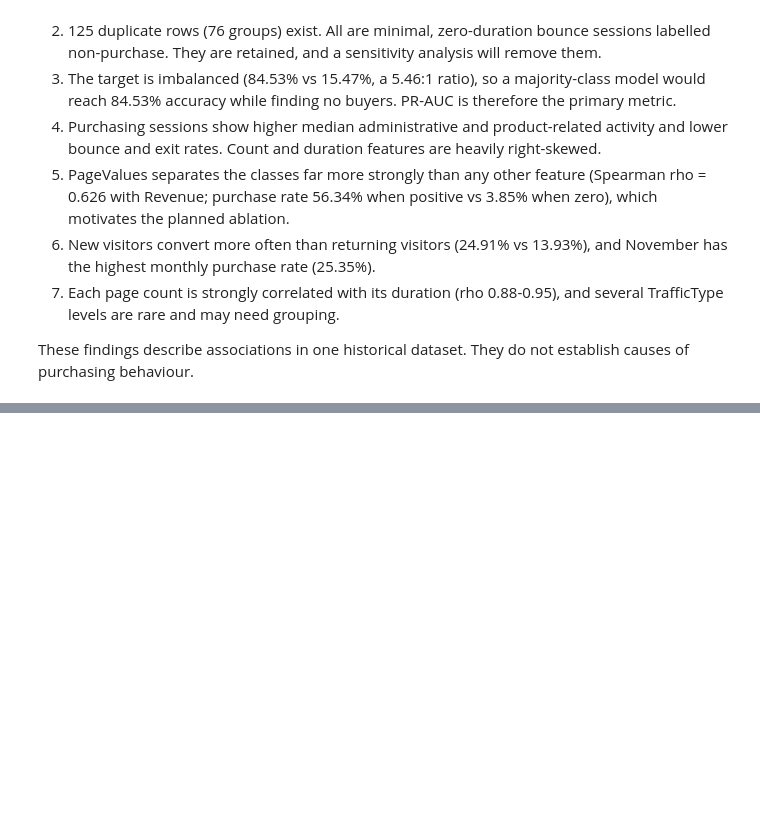
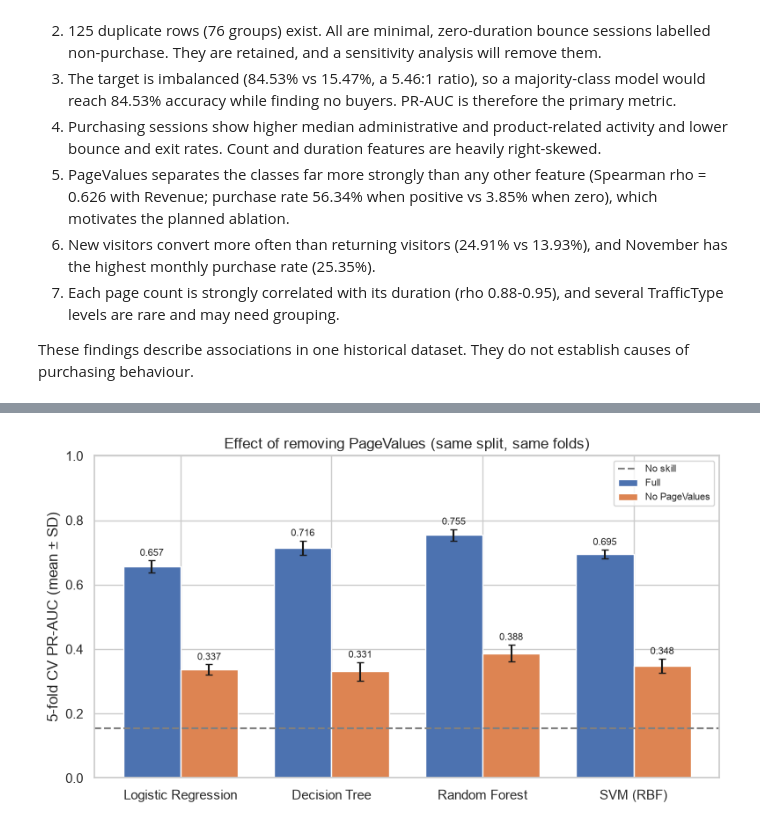
Before and after one commit to PriyankaYakkateela/online-shopper-purchase-prediction, a Jupyter notebook: notebooks/Online_Shopper_EDA.ipynb, the cells around one changed output, grey strips where cells are left out. Drawn from its saved outputs; the diff is of its cells as text; code cells hidden in the pictures; blank space fills up the shorter version.

```diff
--- a/notebooks/Online_Shopper_EDA.ipynb
+++ b/notebooks/Online_Shopper_EDA.ipynb
@@ -467,0 +714,16 @@ These findings describe associations in one historical dataset. They do not esta
+# %%
+for name in model_specs:
+    t0 = time.time()
+    tune(name, "No PageValues", features_no_pv)
+    r = tuned[(name, "No PageValues")]
+    print(f"{name:20s} CV PR-AUC {r['cv_mean']:.3f} (SD {r['cv_sd']:.3f}) | "
+          f"{time.time()-t0:.0f}s | {r['params']}")
+
+results_nopv = test_results("No PageValues")
+display(results_nopv[cols].round(3))
+
+ablation = pd.DataFrame({
+    "CV full": results_full["CV PR-AUC"], "CV no PV": results_nopv["CV PR-AUC"],
+    "Test full": results_full["PR-AUC"], "Test no PV": results_nopv["PR-AUC"]})
+ablation["CV drop (%)"] = (1 - ablation["CV no PV"] / ablation["CV full"]) * 100
+display(ablation.round(3))
@@ -467,0 +747,18 @@ These findings describe associations in one historical dataset. They do not esta
+# %%
+fig, ax = plt.subplots(figsize=(8, 4.5))
+x, w = np.arange(len(model_specs)), 0.38
+for i, (fs, res) in enumerate([("Full", results_full), ("No PageValues", results_nopv)]):
+    sd = [tuned[(n, fs)]["cv_sd"] for n in model_specs]
+    bars = ax.bar(x + (i - 0.5) * w, res["CV PR-AUC"], w, yerr=sd, capsize=3, label=fs)
+    ax.bar_label(bars, fmt="%.3f", fontsize=8, padding=2)
+ax.axhline(y_train.mean(), ls="--", c="grey", label="No skill")
+ax.set_xticks(x, list(model_specs))
+ax.set_ylim(0, 1)
+ax.set_ylabel("5-fold CV PR-AUC (mean ± SD)")
+ax.set_title("Effect of removing PageValues (same split, same folds)")
+ax.legend(fontsize=8)
+plt.tight_layout()
+plt.savefig("../results/fig3_cv_ablation.png", dpi=150, bbox_inches="tight")
+plt.show()
+# %% [output]
+[figure, added]
```
Also changed, not shown: parts of 23 cells of this notebook, 15 other files.
